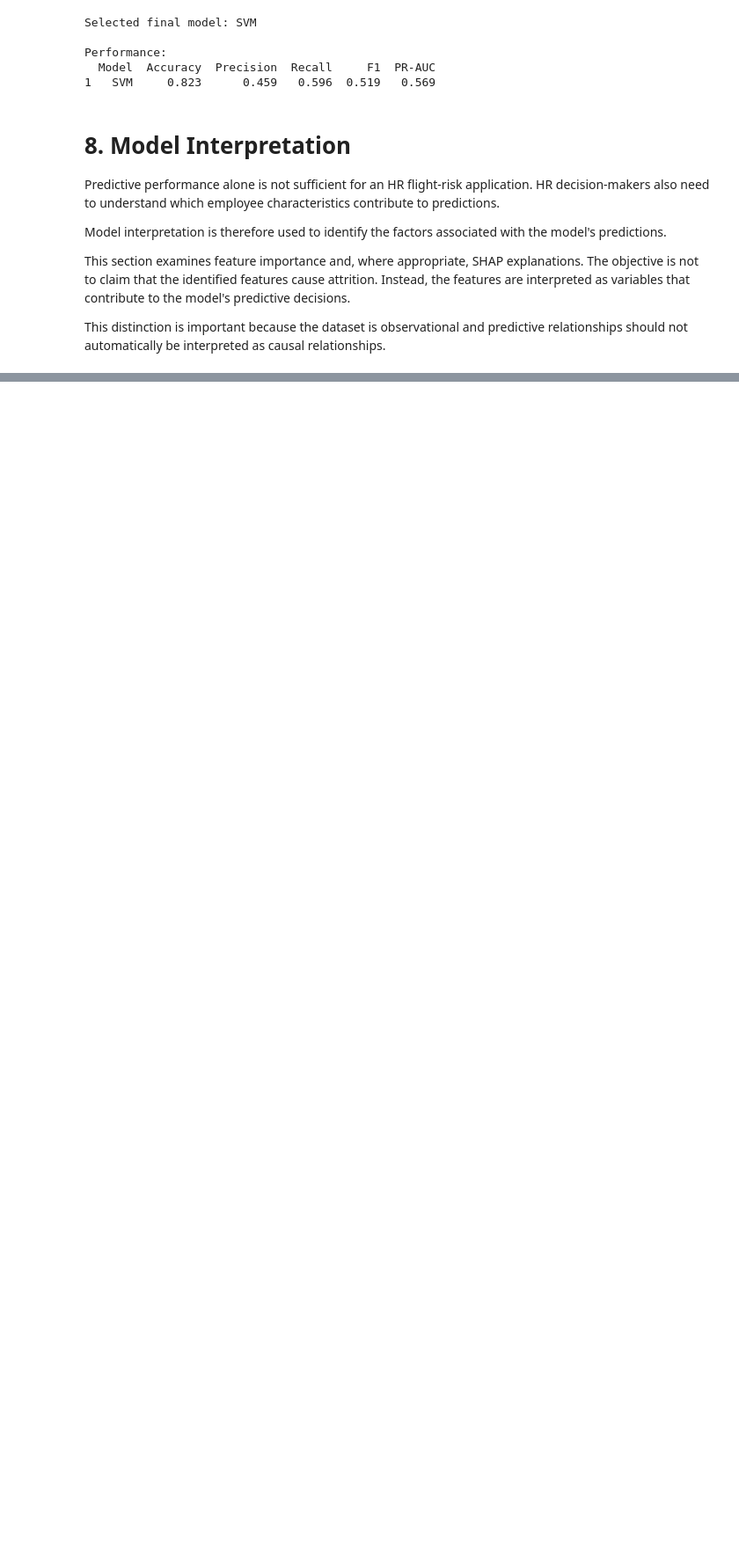
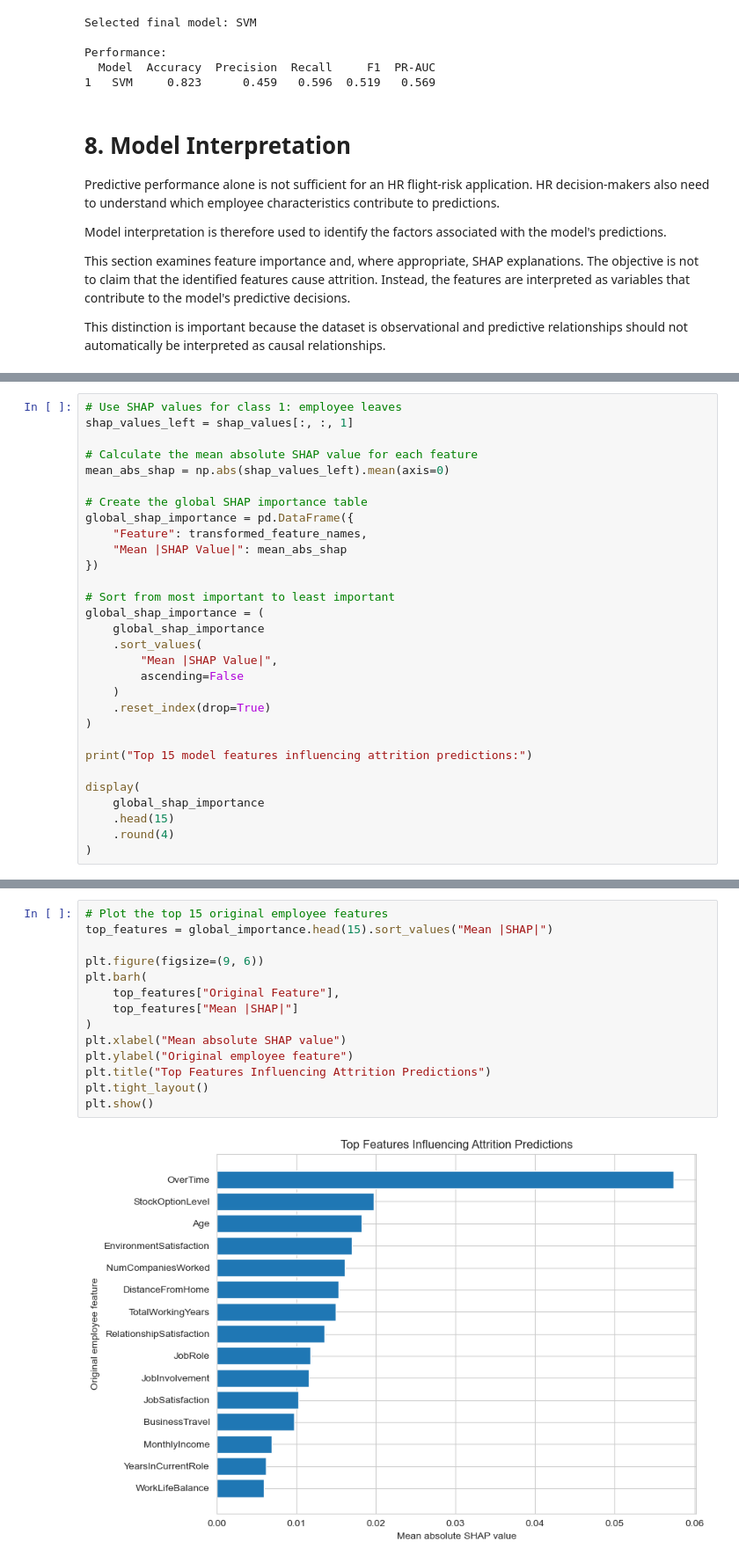
Before and after one commit to iradukunda123/-group08-flight-risk, a Jupyter notebook: group08-flight-risk.ipynb, the cells around one changed output, grey strips where cells are left out. Shown at 88% size. Drawn from its saved outputs; the diff is of its cells as text; blank space fills up the shorter version.

```diff
--- a/group08-flight-risk.ipynb
+++ b/group08-flight-risk.ipynb
@@ -1986,0 +2014,30 @@ SVM
+# %%
+# Use SHAP values for class 1: employee leaves
+shap_values_left = shap_values[:, :, 1]
+
+# Calculate the mean absolute SHAP value for each feature
+mean_abs_shap = np.abs(shap_values_left).mean(axis=0)
+
+# Create the global SHAP importance table
+global_shap_importance = pd.DataFrame({
+    "Feature": transformed_feature_names,
+    "Mean |SHAP Value|": mean_abs_shap
+})
+
+# Sort from most important to least important
+global_shap_importance = (
+    global_shap_importance
+    .sort_values(
+        "Mean |SHAP Value|",
+        ascending=False
+    )
+    .reset_index(drop=True)
+)
+
+print("Top 15 model features influencing attrition predictions:")
+
+display(
+    global_shap_importance
+    .head(15)
+    .round(4)
+)
@@ -1986,0 +2152,16 @@ SVM
+# %%
+# Plot the top 15 original employee features
+top_features = global_importance.head(15).sort_values("Mean |SHAP|")
+
+plt.figure(figsize=(9, 6))
+plt.barh(
+    top_features["Original Feature"],
+    top_features["Mean |SHAP|"]
+)
+plt.xlabel("Mean absolute SHAP value")
+plt.ylabel("Original employee feature")
+plt.title("Top Features Influencing Attrition Predictions")
+plt.tight_layout()
+plt.show()
+# %% [output]
+[figure, added]
```
Also changed, not shown: parts of 54 cells of this notebook, 6 other files.
